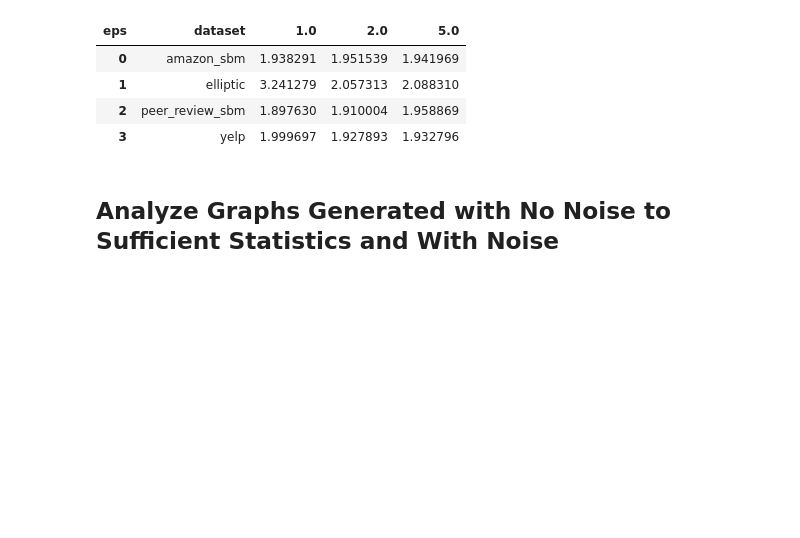
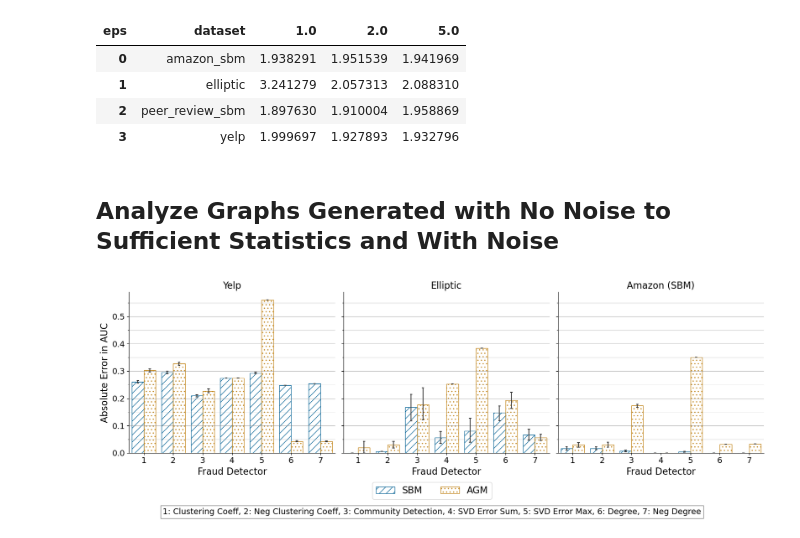
Before and after one commit to akgoldberg/private_fraud_benchmarking, a Jupyter notebook: visualizations.ipynb, the cells around one changed output. Cells and saved outputs as stored; diff of their text form; code cells hidden in the pictures; blank space fills up the shorter version.

```diff
--- a/visualizations.ipynb
+++ b/visualizations.ipynb
@@ -400,0 +442,47 @@ get_param_err_table('rel_err_ntriangles', rel_err_sbm, rel_err_attr, rel_err_top
+# %%
+df = load_nonprivate_results()
+# %%
+def plot_nonprivate(df, datasets):
+    df = df[df['dataset'].isin(datasets)]
+    df = df[~df.algo.isin(['agg1', 'agg2', 'agg_max', 'random'])]
+    df = df[~df.synthetic_algo.isin(['topmfilter', 'attr_graph_simp'])]
+    g = sns.catplot(data=df, x='algo', y='auc_err', hue='synthetic_algo', col='dataset', kind='bar',
+                         col_order=datasets, palette='colorblind', sharey=True, errorbar=('ci', 95), errwidth=1.5, capsize=0.05, order=list(ALGORITHM_NAMES.keys())[1:-3])
+    g.set_ylabels('Absolute Error in AUC', fontsize=16)
+    g.set_xlabels('Fraud Detector', fontsize=16)
+
+    algo_key = [f'{i+1}: {ALGORITHM_NAMES[t.get_text()]}' for i,t in enumerate(g.axes.flat[0].get_xticklabels())]
+
+    # set subplot titles to just dataset name
+    for i, ax in enumerate(g.axes.flat):
+        ax.set_title(DATASET_NAMES[datasets[i]], fontsize=16)
+         # get xticks and print them
+        x_ticks = ax.get_xticks()
+         # add grid for y ticks
+        ax.grid(axis='y', linestyle='-', linewidth='0.75', color='grey', alpha=0.5)
+        ax.grid(axis='y', linestyle='-', linewidth='0.5', color='grey', alpha=0.5, which='minor')
+
+    # add minor ticks on y-axis
+    plt.gca().yaxis.set_minor_locator(plt.MultipleLocator(0.05))
+
+    g.set_xticklabels(1+np.arange(len(x_ticks)), fontsize=14)
+    # increase fontsize of x and y tick labels
+    for ax in g.axes.flat:
+        ax.tick_params(axis='both', which='major', labelsize=14)
+    plt.tight_layout()
+
+    add_hatches(g, n_bars=2, plot_type='catplot')
+
+    handles, _ = g.axes.flat[0].get_legend_handles_labels()
+    g._legend.remove()
+    l = g.figure.legend(handles, ['SBM', 'AGM'], title='', ncol=2, loc='lower center', bbox_to_anchor=(0.5, -0.1), frameon=True, fontsize=16)
+
+    # add key to bottom of figure for algo names
+    plt.figtext(0.5, -0.15, ', '.join(algo_key), ha='center', fontsize=14, bbox=dict(facecolor='white', alpha=0.5))
+
+    plt.savefig('results/figures/nonprivate_auc_err.pdf')
+    plt.show()
+# %%
+plot_nonprivate(df, ['yelp', 'elliptic', 'amazon_sbm'])
+# %% [output]
+[figure, added]
```
Also changed, not shown: parts of 5 cells of this notebook, 1 other file.
